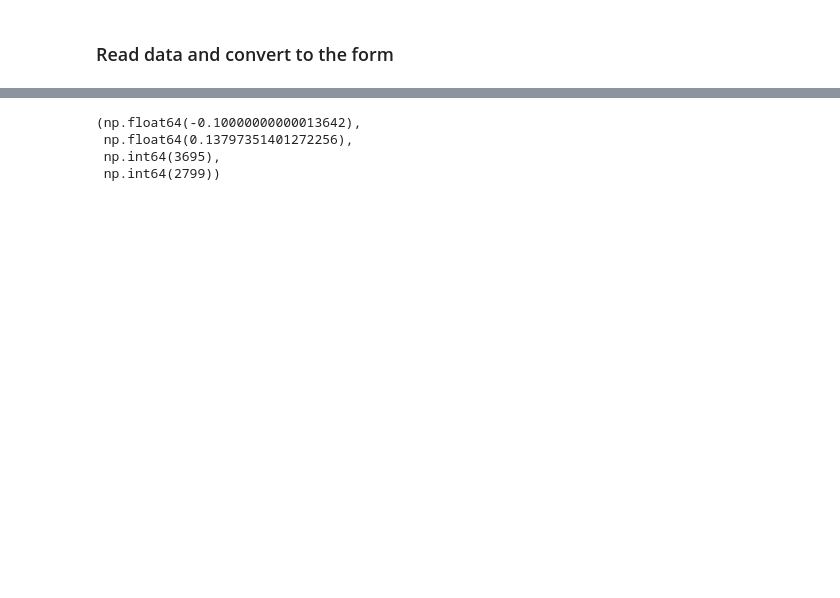
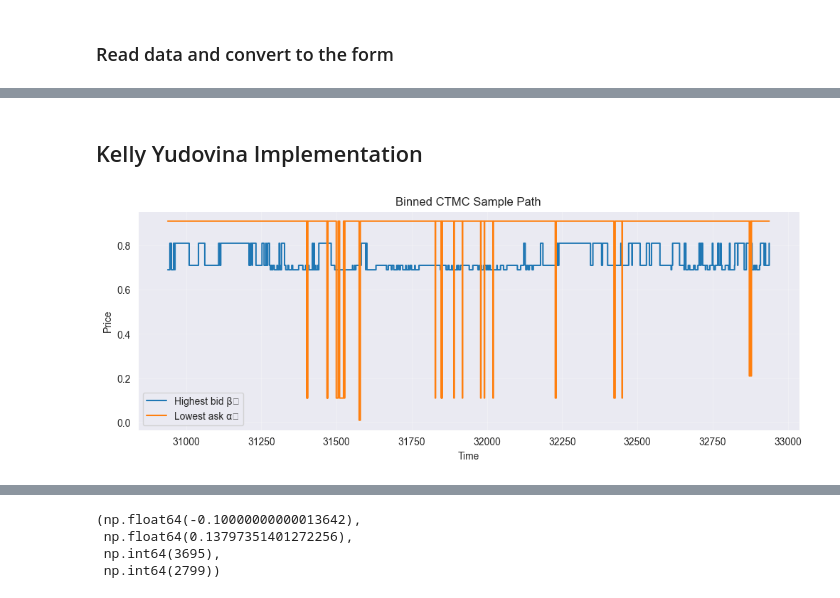
Before and after one commit to akhil-cv/market_game, a Jupyter notebook: Final_MM_prototype.ipynb, the cells around one changed output, grey strips where cells are left out. Drawn from its saved outputs; the diff is of its cells as text; code cells hidden in the pictures; blank space fills up the shorter version.

```diff
--- a/Final_MM_prototype.ipynb
+++ b/Final_MM_prototype.ipynb
@@ -101,0 +102,2 @@ book = dataframe_to_snapshots(df_market)
+# %% [markdown]
+## Kelly Yudovina Implementation
@@ -101,0 +248,33 @@ book = dataframe_to_snapshots(df_market)
+# %%
+window = 25
+lob = BinnedLOB_CTMC_Data(book[:window])
+lob.run()
+for start in range(window, len(book), window):
+    segment = book[start:start+window]
+    lob.update_from_segment(segment)
+    lob.run()
+# %%
+N = lob.N
+bin_centers = (np.arange(N) + 0.5) / N
+
+beta = np.array([b if b is not None else -1 for b in lob.beta_hist])
+alpha = np.array([a if a is not None else -1 for a in lob.alpha_hist])
+
+beta_price = np.where(beta >= 0, bin_centers[beta], np.nan)
+alpha_price = np.where(alpha >= 0, bin_centers[alpha], np.nan)
+# %%
+t = np.array(lob.time_hist)
+
+idx = t > t[-1] - 2000
+
+plt.figure(figsize=(12,4))
+plt.step(t[idx], beta_price[idx], where="post", label="Highest bid βₜ")
+plt.step(t[idx], alpha_price[idx], where="post", label="Lowest ask αₜ")
+plt.xlabel("Time")
+plt.ylabel("Price")
+plt.title("Binned CTMC Sample Path")
+plt.legend()
+plt.grid(alpha=0.3)
+plt.show()
+# %% [output]
+[figure, added]
```
Also changed, not shown: parts of 22 cells of this notebook.
